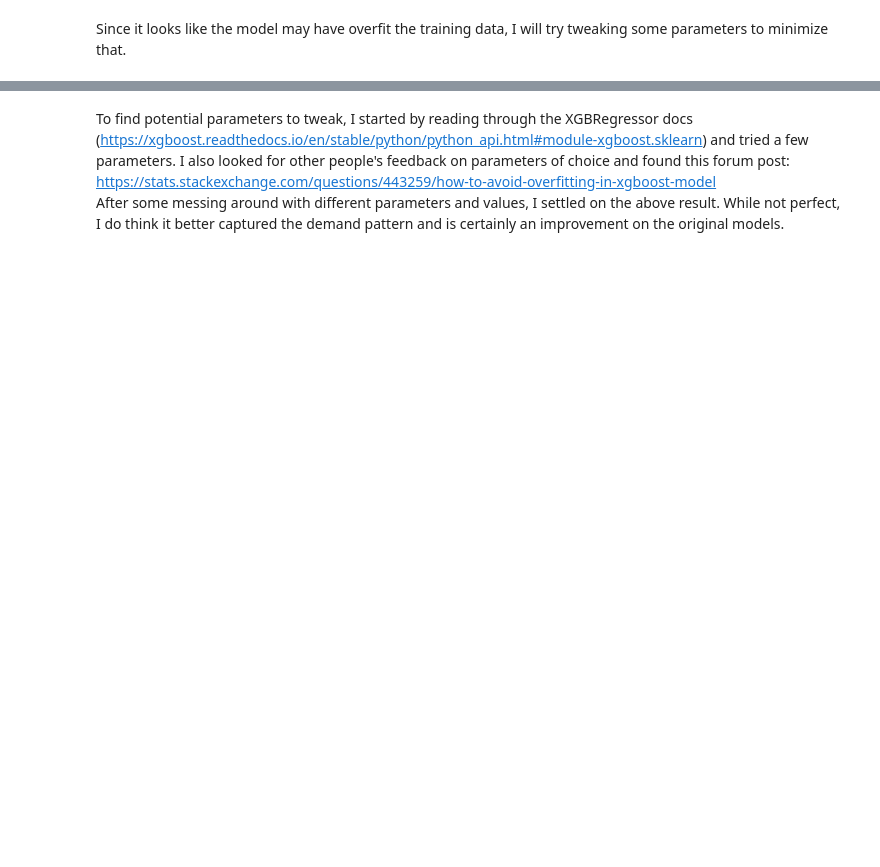
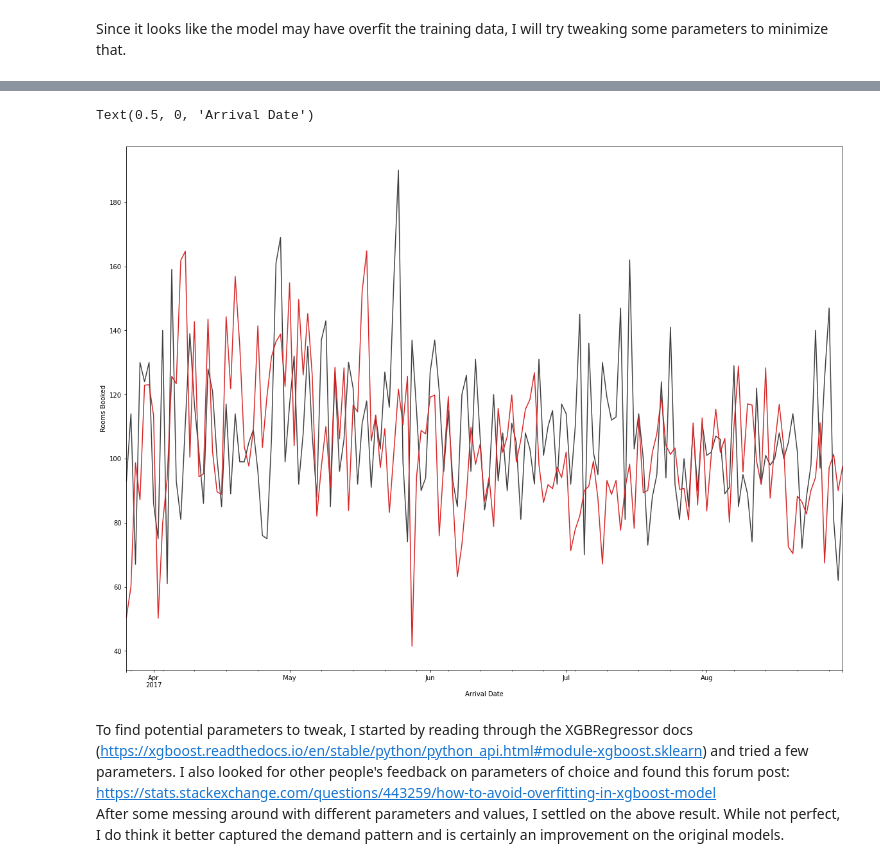
Before and after one commit to PaigeCrossley/Time_Series_Projects, a Jupyter notebook: hotel-demand.ipynb, the cells around one changed output, grey strips where cells are left out. Cells and saved outputs as stored; diff of their text form; code cells hidden in the pictures; blank space fills up the shorter version.

```diff
--- a/hotel-demand.ipynb
+++ b/hotel-demand.ipynb
@@ -413,3 +422,12 @@ Text(0.5, 0, 'Arrival Date')
+# %%
+# Close look at predictions 2.0
+
+axs = y_test.plot(color='0.25',figsize=(20,15),ylabel="Rooms Booked",legend=None)
+axs = y_pred_boosted1.plot(color='C3',ax=axs)
+axs.set_xlabel("Arrival Date")
+# %% [output]
+Text(0.5, 0, 'Arrival Date')
+[figure, added]
 # %% [markdown]
 To find potential parameters to tweak, I started by reading through the XGBRegressor docs (https://xgboost.readthedocs.io/en/stable/python/python_api.html#module-xgboost.sklearn) and tried a few parameters. I also looked for other people's feedback on parameters of choice and found this forum post: https://stats.stackexchange.com/questions/443259/how-to-avoid-overfitting-in-xgboost-model \
 After some messing around with different parameters and values, I settled on the above result. While not perfect, I do think it better captured the demand pattern and is certainly an improvement on the original models.
```
Also changed, not shown: parts of 4 cells of this notebook.
